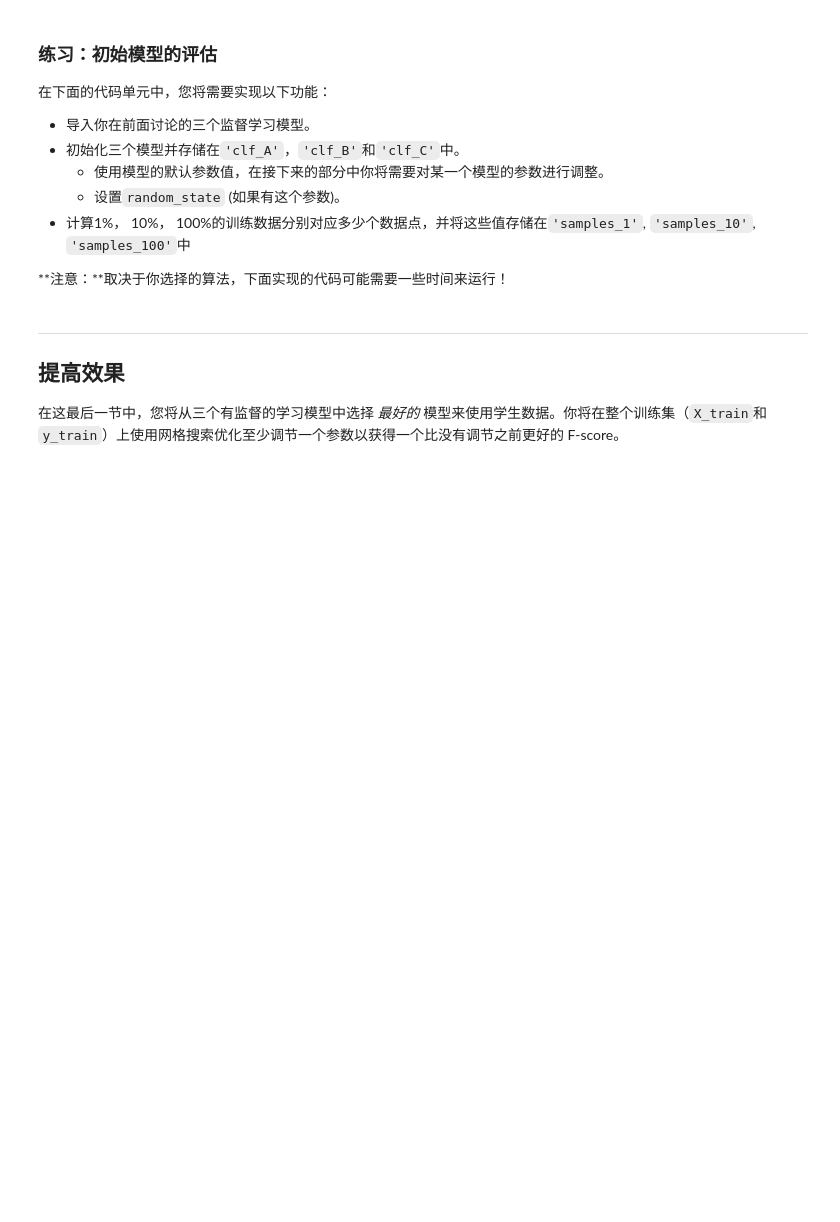
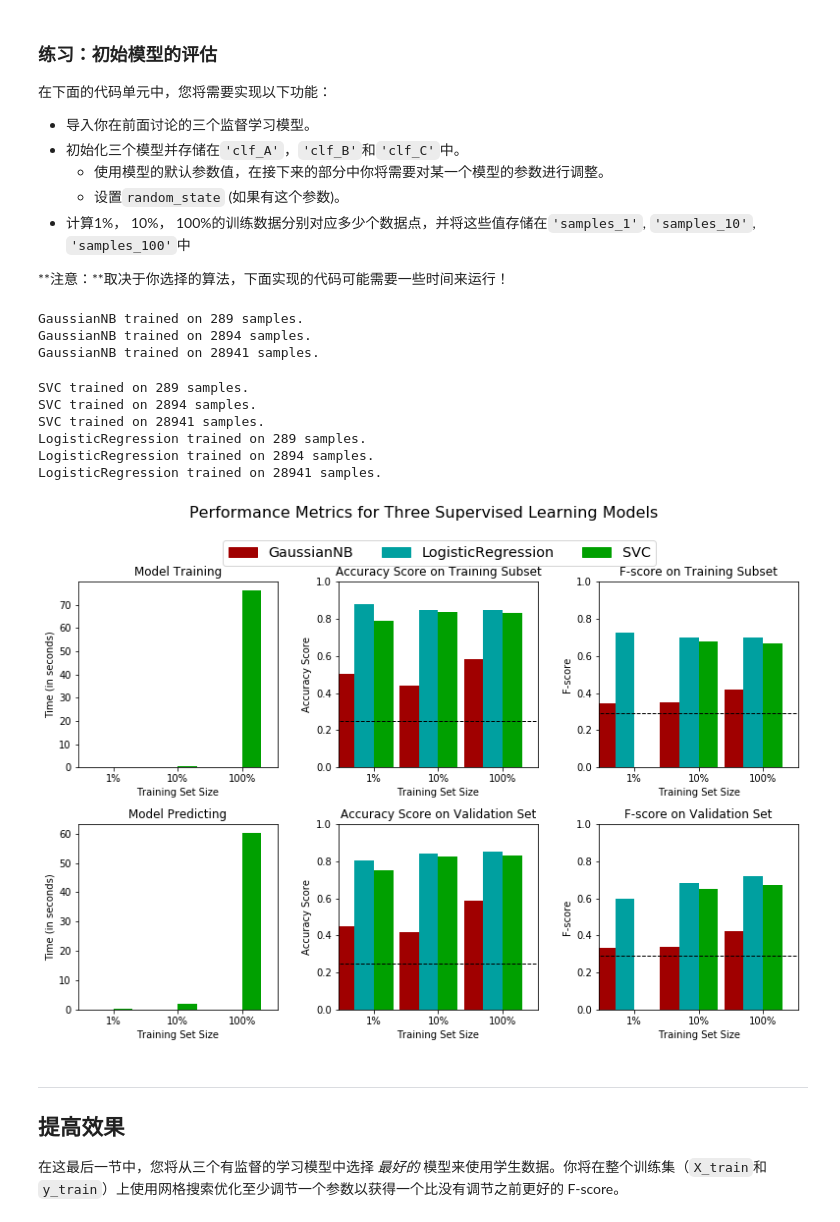
Before and after one commit to Srun01/finding_donors, a Jupyter notebook: finding_donors.ipynb, the cells around one changed output. Saved outputs shown, nothing was run; the diff lists cells and outputs as text; code cells hidden in the pictures; blank space fills up the shorter version.

```diff
--- a/finding_donors.ipynb
+++ b/finding_donors.ipynb
@@ -149,7 +149,7 @@ features_raw.head(n = 1)
 features = pd.get_dummies(features_raw)
 
 # TODO：将'income_raw'编码成数字值
-income = pd.get_dummies(income_raw)
+income = income_raw.apply(lambda x: int(x == ">50K"))
 
 # 打印经过独热编码之后的特征数量
 encoded = list(features.columns)
@@ -349,34 +349,36 @@ def train_predict(learner, sample_size, X_train, y_train, X_val, y_val):
 
     # TODO：使用sample_size大小的训练数据来拟合学习器
     # TODO: Fit the learner to the training data using slicing with 'sample_size'
-    start = time() # 获得程序开始时间
-    learner = None
-    end = time() # 获得程序结束时间
+    start = time()  # 获得程序开始时间
+    X_train_sample = X_train[:sample_size]
+    y_train_sample = y_train[:sample_size]
+    learner = learner.fit(X_train_sample, y_train_sample)
+    end = time()  # 获得程序结束时间
 
     # TODO：计算训练时间
-    results['train_time'] = None
+    results['train_time'] = end - start
 
     # TODO: 得到在验证集上的预测值
     #       然后得到对前300个训练数据的预测结果
-    start = time() # 获得程序开始时间
-    predictions_val = None
-    predictions_train = None
-    end = time() # 获得程序结束时间
+    start = time()  # 获得程序开始时间
+    predictions_val = learner.predict(X_val)
+    predictions_train = learner.predict(X_train_sample)
+    end = time()  # 获得程序结束时间
 
     # TODO：计算预测用时
-    results['pred_time'] = None
+    results['pred_time'] = end - start
 
     # TODO：计算在最前面的300个训练数据的准确率
-    results['acc_train'] = None
+    results['acc_train'] = accuracy_score(y_train_sample, predictions_train)
 
     # TODO：计算在验证上的准确率
-    results['acc_val'] = None
+    results['acc_val'] = accuracy_score(y_val, predictions_val)
 
     # TODO：计算在最前面300个训练数据上的F-score
-    results['f_train'] = None
+    results['f_train'] = fbeta_score(y_train_sample, predictions_train, 0.5)
 
     # TODO：计算验证集上的F-score
-    results['f_val'] = None
+    results['f_val'] = fbeta_score(y_val, predictions_val, 0.5)
 
     # 成功
     print "{} trained on {} samples.".format(learner.__class__.__name__, sample_size)
@@ -396,26 +398,39 @@ def train_predict(learner, sample_size, X_train, y_train, X_val, y_val):
 # %%
 # TODO：从sklearn中导入三个监督学习模型
 
+from sklearn import naive_bayes, svm, linear_model
+
 # TODO：初始化三个模型
-clf_A = None
-clf_B = None
-clf_C = None
+clf_A = naive_bayes.GaussianNB()
+clf_B = svm.SVC()
+clf_C = linear_model.LogisticRegression()
 
 # TODO：计算1%， 10%， 100%的训练数据分别对应多少点
-samples_1 = None
-samples_10 = None
-samples_100 = None
+samples_1 = int(X_train.shape[0] * 0.01)
+samples_10 = int(X_train.shape[0] * 0.1)
+samples_100 = int(X_train.shape[0] * 1)
 
 # 收集学习器的结果
 results = {}
 for clf in [clf_A, clf_B, clf_C]:
     clf_name = clf.__class__.__name__
     results[clf_name] = {}
     for i, samples in enumerate([samples_1, samples_10, samples_100]):
         results[clf_name][i] = train_predict(clf, samples, X_train, y_train, X_val, y_val)
 
 # 对选择的三个模型得到的评价结果进行可视化
 vs.evaluate(results, accuracy, fscore)
+# %% [output]
+GaussianNB trained on 289 samples.
+GaussianNB trained on 2894 samples.
+GaussianNB trained on 28941 samples.
+SVC trained on 289 samples.
+SVC trained on 2894 samples.
+SVC trained on 28941 samples.
+LogisticRegression trained on 289 samples.
+LogisticRegression trained on 2894 samples.
+LogisticRegression trained on 28941 samples.
+[figure, added]
 # %% [markdown]
 ----
 ## 提高效果
```
Also changed, not shown: parts of 3 cells of this notebook.
